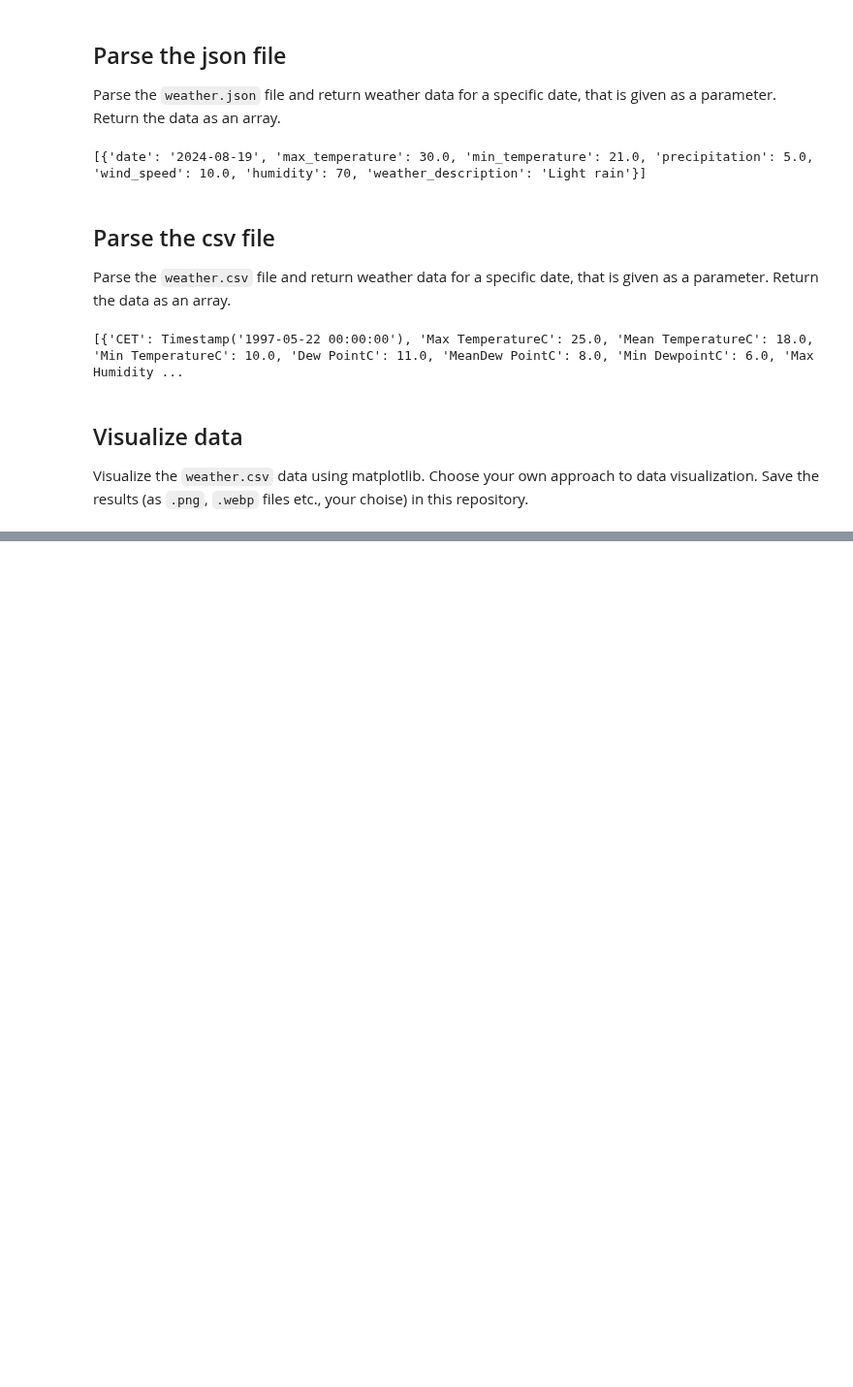
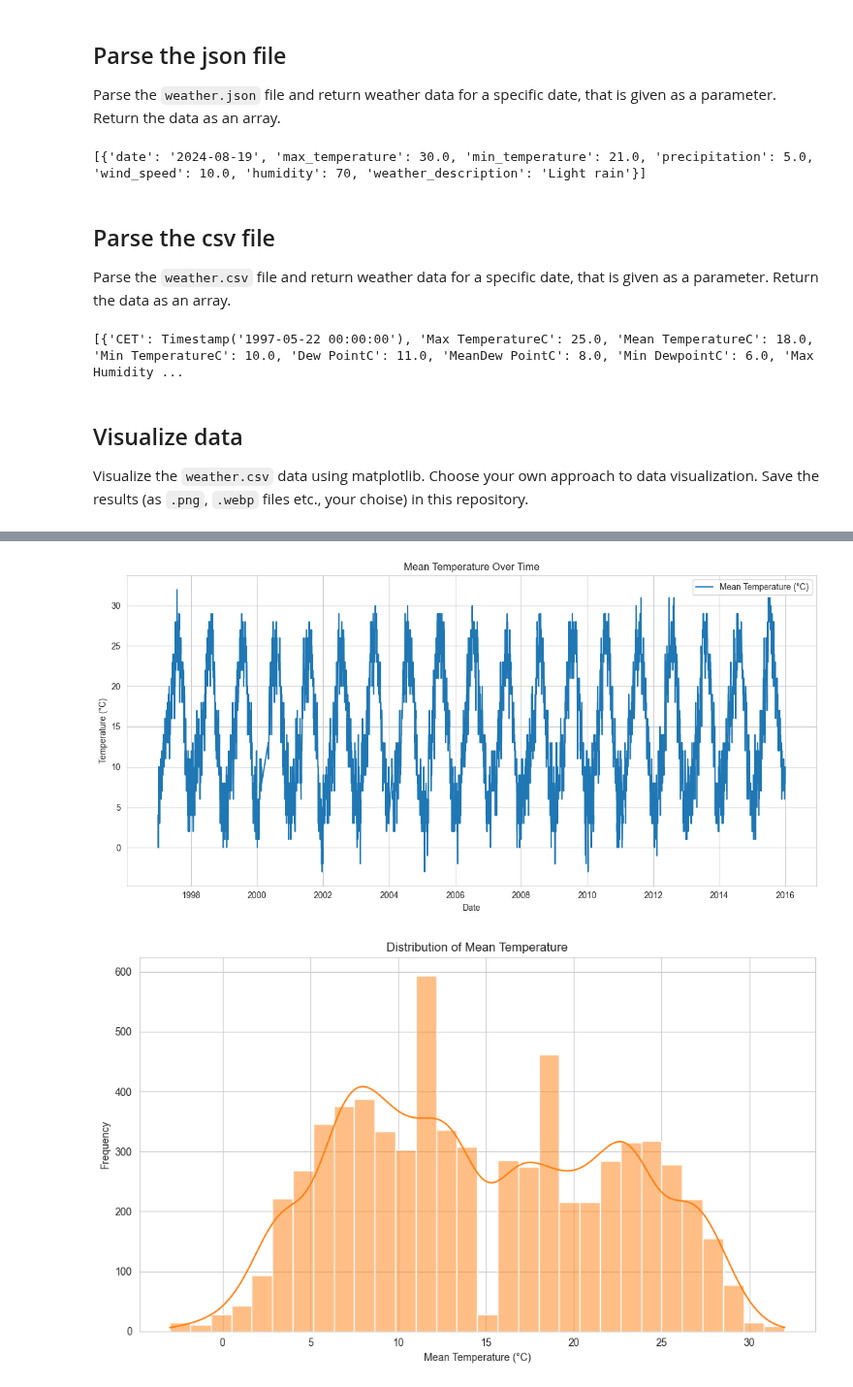
Before and after one commit to chnu-sci-tech/assignment-1-web-scraping-data-collection-visualization-mriotte, a Jupyter notebook: tasks.ipynb, the cells around one changed output, grey strips where cells are left out. Shown at 97% size. Drawn from its saved outputs; the diff is of its cells as text; code cells hidden in the pictures; blank space fills up the shorter version.

```diff
--- a/tasks.ipynb
+++ b/tasks.ipynb
@@ -177,0 +125,55 @@ Visualizations saved as 'monthly_temperature_trends.png' and 'monthly_precipitat
+# %%
+import seaborn as sns
+
+def visualize_data():
+    weather_data = pd.read_csv('resources/weather.csv', parse_dates=['CET'])
+
+    sns.set_style("whitegrid")
+
+    plt.figure(figsize=(12, 6))
+    plt.plot(weather_data['CET'], weather_data['Mean TemperatureC'], label='Mean Temperature (°C)', color='tab:blue')
+    plt.title('Mean Temperature Over Time')
+    plt.xlabel('Date')
+    plt.ylabel('Temperature (°C)')
+    plt.legend()
+    plt.tight_layout()
+    plt.savefig('line_plot_temperature.png')
+    plt.savefig('line_plot_temperature.webp')
+    plt.show()
+
+    plt.figure(figsize=(10, 6))
+    sns.histplot(weather_data['Mean TemperatureC'].dropna(), bins=30, kde=True, color='tab:orange')
+    plt.title('Distribution of Mean Temperature')
+    plt.xlabel('Mean Temperature (°C)')
+    plt.ylabel('Frequency')
+    plt.tight_layout()
+    plt.savefig('histogram_temperature.png')
+    plt.savefig('histogram_temperature.webp')
+    plt.show()
+
+    plt.figure(figsize=(10, 6))
+    sns.scatterplot(x='Mean TemperatureC', y=' Mean Humidity', data=weather_data, alpha=0.6, color='tab:green')
+    plt.title('Mean Temperature vs. Mean Humidity')
+    plt.xlabel('Mean Temperature (°C)')
+    plt.ylabel('Mean Humidity (%)')
+    plt.tight_layout()
+    plt.savefig('scatter_temperature_humidity.png')
+    plt.savefig('scatter_temperature_humidity.webp')
+    plt.show()
+
+    weather_data['Month'] = weather_data['CET'].dt.month
+    plt.figure(figsize=(12, 6))
+    sns.boxplot(x='Month', y='Mean TemperatureC', data=weather_data, hue='Month', palette='coolwarm', dodge=False)
+    plt.title('Monthly Distribution of Mean Temperature')
+    plt.xlabel('Month')
+    plt.ylabel('Mean Temperature (°C)')
+    plt.tight_layout()
+    plt.savefig('boxplot_monthly_temperature.png')
+    plt.savefig('boxplot_monthly_temperature.webp')
+    plt.show()
+
+# Example usage
+visualize_data()
+# %% [output]
+[figure, added]
+[figure, added]
```
Also changed, not shown: parts of 2 cells of this notebook, 8 other files.
